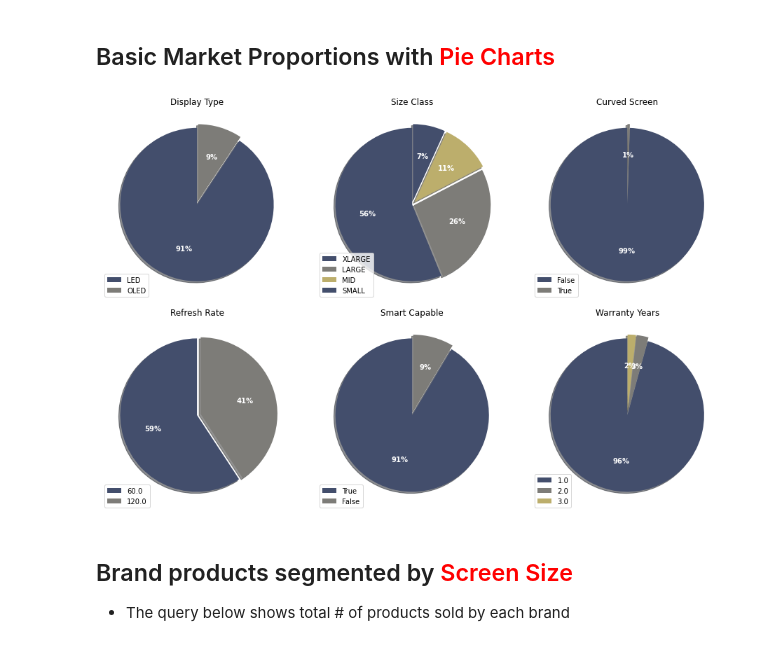
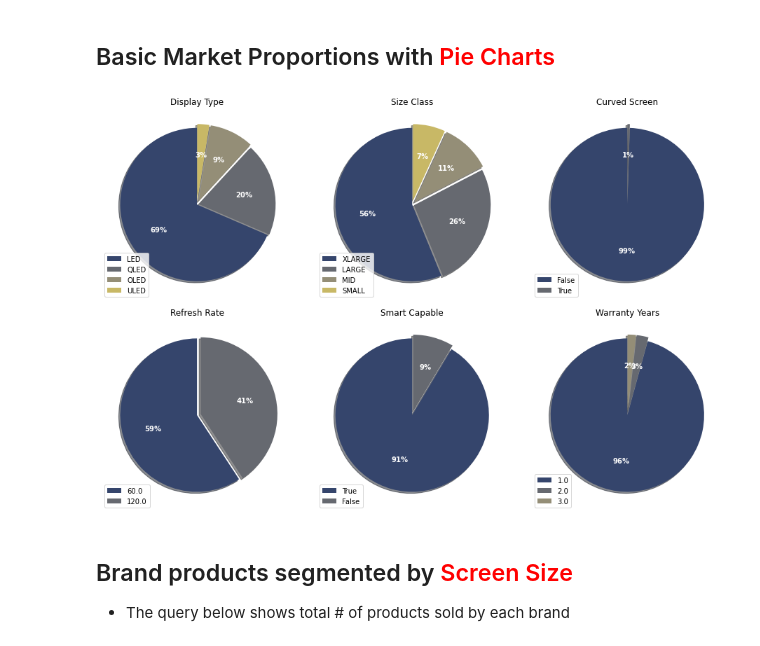
Before and after one commit to dnie44/nycdatascience_python_project, a Jupyter notebook: bb_analysis1.ipynb, the cells around one changed output. Saved outputs shown, nothing was run; the diff lists cells and outputs as text; code cells hidden in the pictures.

```diff
--- a/bb_analysis1.ipynb
+++ b/bb_analysis1.ipynb
@@ -41,7 +41,7 @@ pie_smrt = bb['smart_capable'].value_counts().to_frame().T
 pie_warr = bb['warranty_yrs'].value_counts().to_frame().T
 # %%
 # Set Seaborn color palette
-n_plots = 3
+n_plots = 4
 sns.set_palette(sns.color_palette("cividis", n_plots), n_plots)
 # %%
 fig, ax = plt.subplots(nrows=2, ncols=3, figsize=(13, 8.5))
@@ -55,40 +55,40 @@ plt.tight_layout()
 
 # Chart Contents
 ax[0,0].pie(pie_type.iloc[0], startangle=90, textprops=dict(color="w",fontweight='extra bold'),
-            autopct='%1.f%%', explode=explode2, shadow=True)
+            autopct='%1.f%%', explode=explode4, shadow=True)
 ax[0,0].set_title('Display Type', fontweight='light')
 ax[0,1].pie(pie_size.iloc[0], startangle=90, textprops=dict(color="w",fontweight='extra bold'),
             autopct='%1.f%%', explode=explode4, shadow=True)
 ax[0,1].set_title('Size Class', fontweight='light')
 ax[0,2].pie(pie_curv.iloc[0], startangle=90, textprops=dict(color="w",fontweight='extra bold'),
             autopct='%1.f%%', explode=explode2, shadow=True)
 ax[0,2].set_title('Curved Screen', fontweight='light')
 ax[1,0].pie(pie_rfsh.iloc[0], startangle=90, textprops=dict(color="w",fontweight='extra bold'),
             autopct='%1.f%%', explode=explode2, shadow=True)
 ax[1,0].set_title('Refresh Rate', fontweight='light')
 ax[1,1].pie(pie_smrt.iloc[0], startangle=90, textprops=dict(color="w",fontweight='extra bold'),
             autopct='%1.f%%', explode=explode2, shadow=True)
 ax[1,1].set_title('Smart Capable', fontweight='light')
 ax[1,2].pie(pie_warr.iloc[0], startangle=90, textprops=dict(color="w",fontweight='extra bold'),
             autopct='%1.f%%', explode=explode3, shadow=True)
 ax[1,2].set_title('Warranty Years', fontweight='light')
 
 # Chart Labels
 ax[0,0].legend(loc=3, labels=pie_type.columns, fontsize='medium')
 ax[0,1].legend(loc=3, labels=pie_size.columns, fontsize='medium')
 ax[0,2].legend(loc=3, labels=pie_curv.columns, fontsize='medium')
 ax[1,0].legend(loc=3, labels=pie_rfsh.columns, fontsize='medium')
 ax[1,1].legend(loc=3, labels=pie_smrt.columns, fontsize='medium')
 ax[1,2].legend(loc=3, labels=pie_warr.columns, fontsize='medium')
 
 #fig.suptitle('The TV market', fontsize=18, y=1, fontweight='normal', x=0.1)
 fig.tight_layout()
 
 #fig.savefig('xxx')
 
 plt.show()
 # %% [output]
-[figure, old version]
+[figure, new version]
 # %% [markdown]
 <h2>Brand products segmented by <FONT COLOR=#FF0000>Screen Size</FONT COLOR=#FF0000></h2>
 
```
Also changed, not shown: 1 other file.
